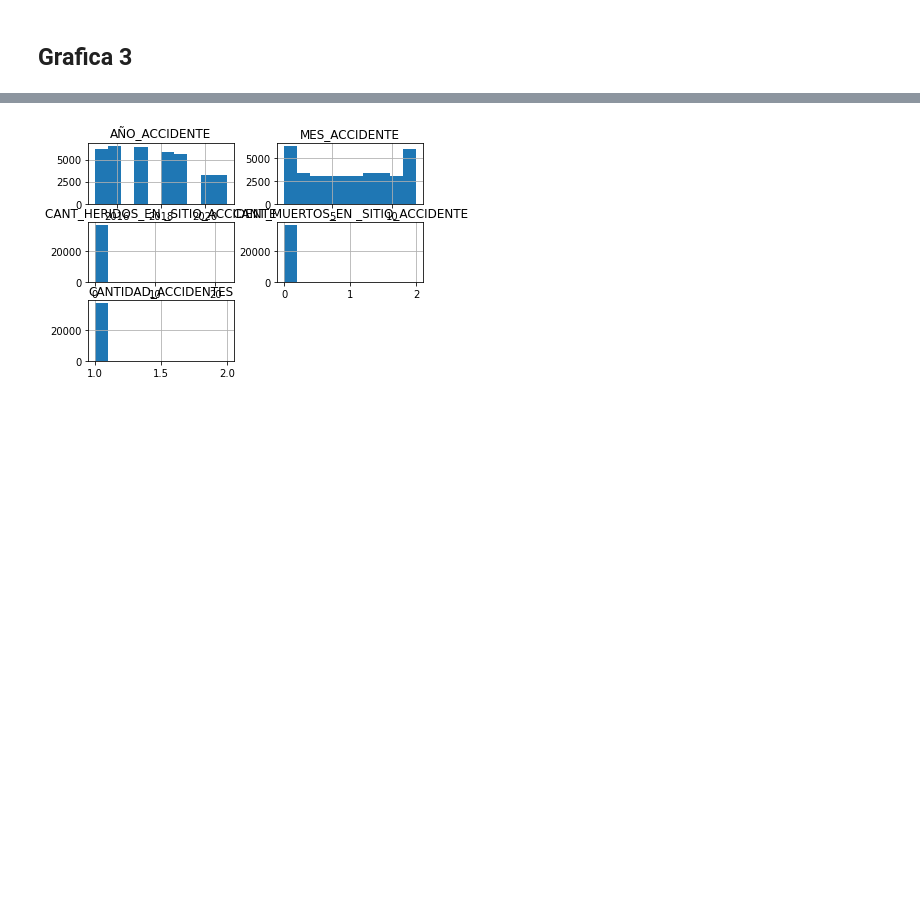
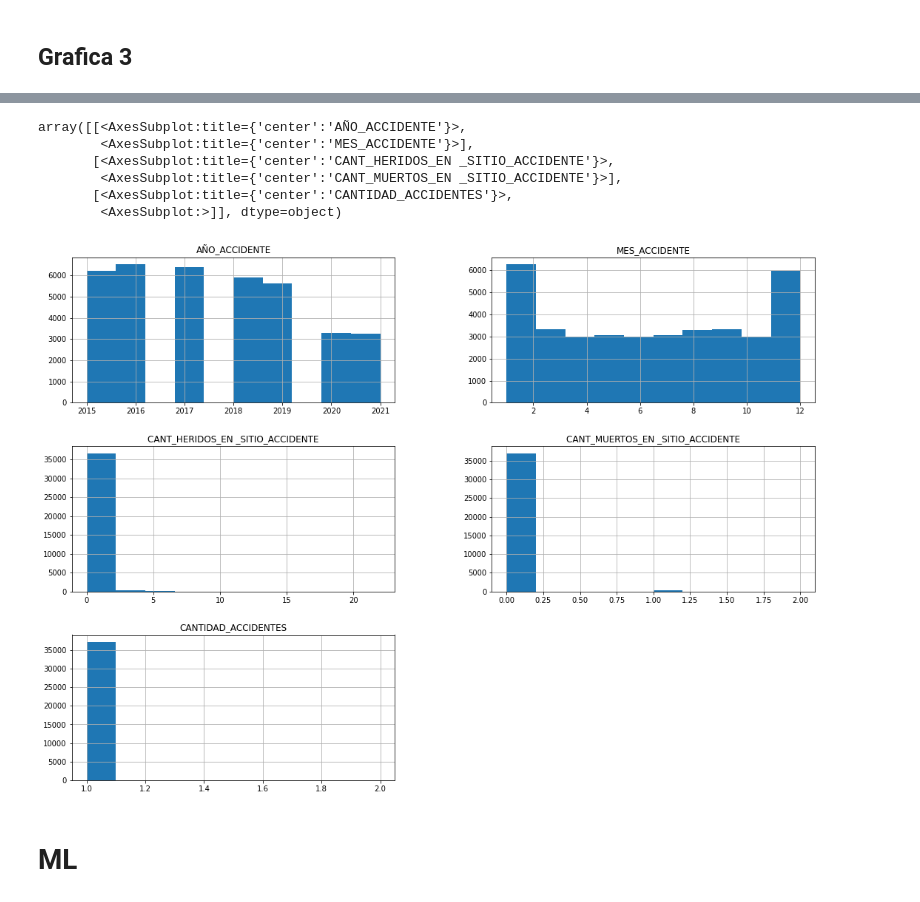
Before and after one commit to CodiPop/Accidentalidad-vehicular-Barranquilla-Machine-Learning, a Jupyter notebook: Trabajo.ipynb, the cells around one changed output, grey strips where cells are left out. Saved outputs shown, nothing was run; the diff lists cells and outputs as text; code cells hidden in the pictures; blank space fills up the shorter version.

```diff
--- a/Trabajo.ipynb
+++ b/Trabajo.ipynb
@@ -123,5 +116,12 @@ pyplot.show()
 # %%
-df.hist()
-pyplot.show()
+df.hist(figsize=(18,13))
 # %% [output]
+array([[<AxesSubplot:title={'center':'AÑO_ACCIDENTE'}>,
+        <AxesSubplot:title={'center':'MES_ACCIDENTE'}>],
+       [<AxesSubplot:title={'center':'CANT_HERIDOS_EN _SITIO_ACCIDENTE'}>,
+        <AxesSubplot:title={'center':'CANT_MUERTOS_EN _SITIO_ACCIDENTE'}>],
+       [<AxesSubplot:title={'center':'CANTIDAD_ACCIDENTES'}>,
+        <AxesSubplot:>]], dtype=object)
-[figure, old version]
+[figure, new version]
+# %% [markdown]
+# ML
```
Also changed, not shown: parts of 21 cells of this notebook.
